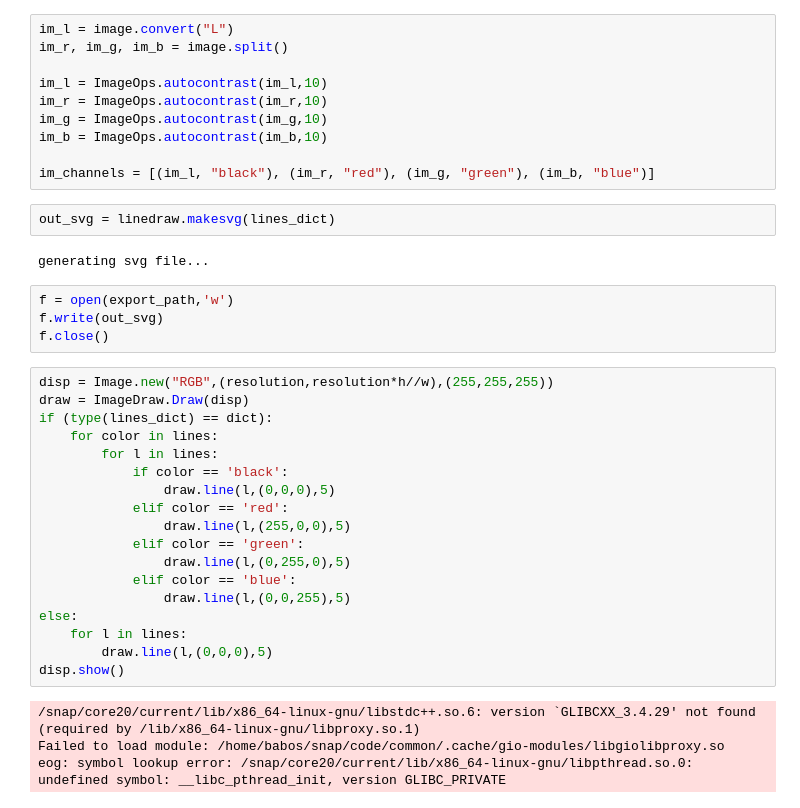
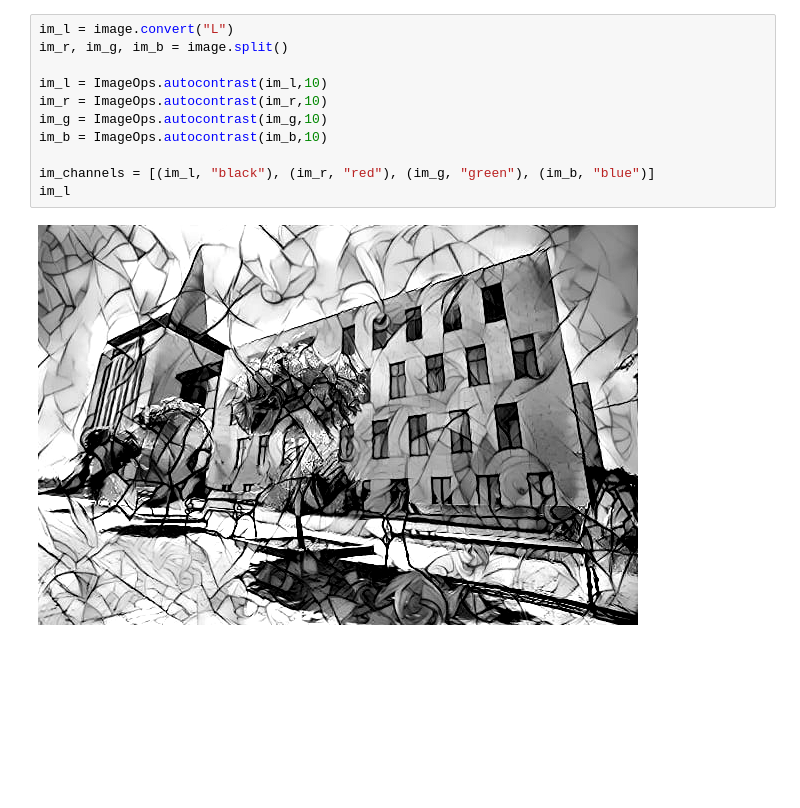
Before and after one commit to FokaKefir/linedraw, a Jupyter notebook: test.ipynb, the cells around one changed output. Saved outputs shown, nothing was run; the diff lists cells and outputs as text; blank space fills up the shorter version.

```diff
--- a/test.ipynb
+++ b/test.ipynb
@@ -31,40 +41,13 @@ w, h = image.size
 # %%
 im_l = image.convert("L")
 im_r, im_g, im_b = image.split()
 
 im_l = ImageOps.autocontrast(im_l,10)
 im_r = ImageOps.autocontrast(im_r,10)
 im_g = ImageOps.autocontrast(im_g,10)
 im_b = ImageOps.autocontrast(im_b,10)
 
 im_channels = [(im_l, "black"), (im_r, "red"), (im_g, "green"), (im_b, "blue")]
+im_l
+# %% [output]
+[figure, added]
-# %%
-out_svg = linedraw.makesvg(lines_dict)
-# %% [output]
-generating svg file...
-# %%
-f = open(export_path,'w')
-f.write(out_svg)
-f.close()
-# %%
-disp = Image.new("RGB",(resolution,resolution*h//w),(255,255,255))
-draw = ImageDraw.Draw(disp)
-if (type(lines_dict) == dict):
-    for color in lines:
-        for l in lines:
-            if color == 'black':
-                draw.line(l,(0,0,0),5)
-            elif color == 'red':
-                draw.line(l,(255,0,0),5)
-            elif color == 'green':
-                draw.line(l,(0,255,0),5)
-            elif color == 'blue':
-                draw.line(l,(0,0,255),5)
-else:
-    for l in lines:
-        draw.line(l,(0,0,0),5)
-disp.show()
-# %% [output]
-/snap/core20/current/lib/x86_64-linux-gnu/libstdc++.so.6: version `GLIBCXX_3.4.29' not found (required by /lib/x86_64-linux-gnu/libproxy.so.1)
-Failed to load module: /home/babos/snap/code/common/.cache/gio-modules/libgiolibproxy.so
-eog: symbol lookup error: /snap/core20/current/lib/x86_64-linux-gnu/libpthread.so.0: undefined symbol: __libc_pthread_init, version GLIBC_PRIVATE
```
Also changed, not shown: parts of 6 cells of this notebook, 7 other files.
